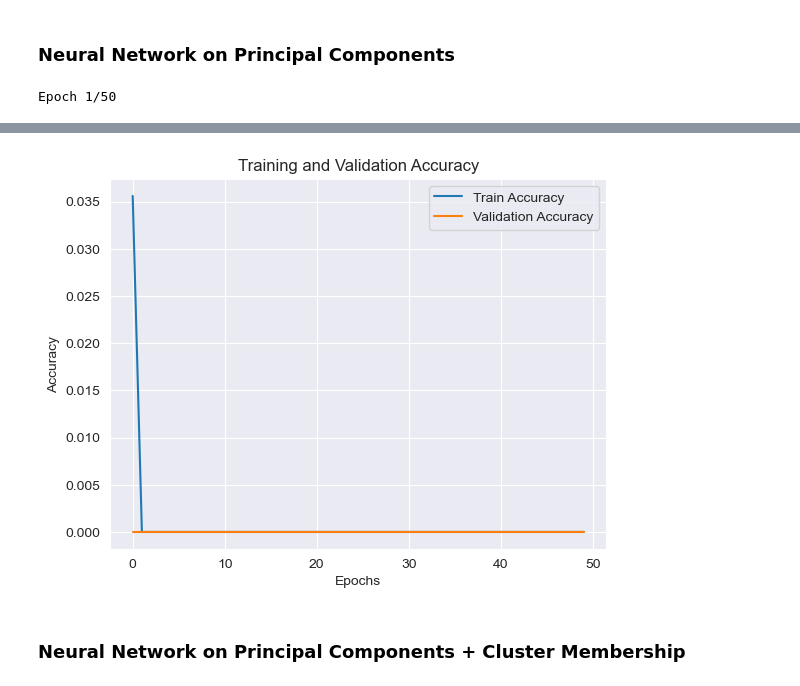
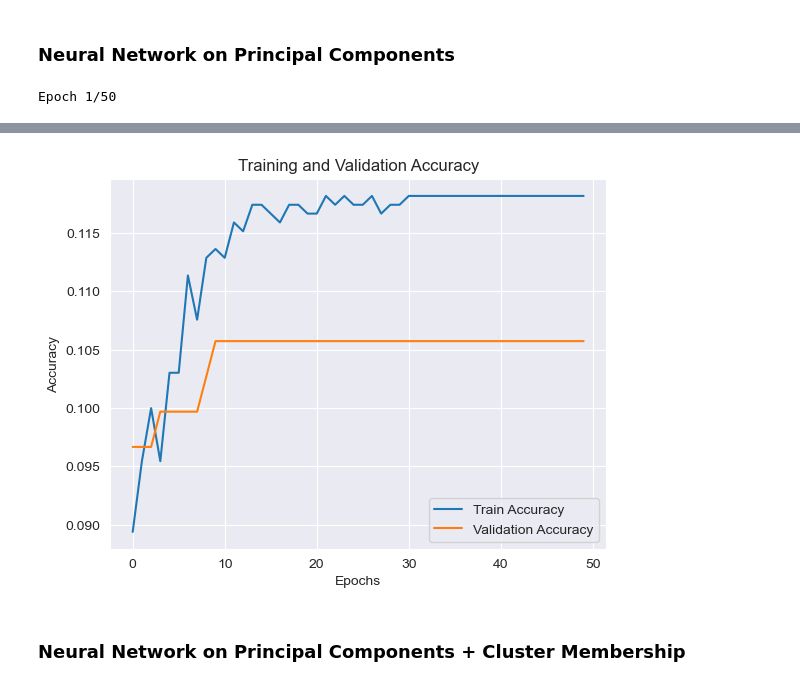
Before and after one commit to NalinaSofia/Computational-Social-Science-Projects, a Jupyter notebook: Project_4/Project4.ipynb, the cells around one changed output, grey strips where cells are left out. Drawn from its saved outputs; the diff is of its cells as text; code cells hidden in the pictures.

```diff
--- a/Project_4/Project4.ipynb
+++ b/Project_4/Project4.ipynb
@@ -591,16 +591,17 @@ from tensorflow.keras.layers import Dense, Dropout
 data = pd.read_csv('nhanes.csv')  # Replace with actual file
 
 # Define target and features
-y = data
 # Replace with your target column
-X = data.drop(columns=['HSD010'])  # Replace with non-feature columns
+y = data['HSD010']
+
+X = data
 
 # Normalize features
 scaler = StandardScaler()
 X_scaled = scaler.fit_transform(X)
 
 # Apply PCA
-pca = PCA(n_components=10)  # Use the number of components from previous analysis
+pca = PCA(n_components=120)  # Use the number of components from previous analysis
 X_pca = pca.fit_transform(X_scaled)
 
 # Split the PCA-transformed data
@@ -608,11 +609,11 @@ X_train, X_test, y_train, y_test = train_test_split(X_pca, y, test_size=0.2, ran
 
 # Build the neural network model
 model = Sequential([
-    Dense(243, activation='relu', input_shape=(X_pca.shape[1],)),  # Input layer
+    Dense(6, activation='relu', input_shape=(X_pca.shape[1],)),  # Input layer
     Dropout(0.2),
-    Dense(2, activation='relu'),  # Hidden layer
+    Dense(6, activation='relu'),  # Hidden layer
     Dropout(0.2),
-    Dense(243, activation='sigmoid')  # Output layer (binary classification)
+    Dense(1, activation='sigmoid')  # Output layer (binary classification)
 ])
 
 # Compile the model
@@ -664,4 +665,4 @@ Test Accuracy: 0.0
-[figure, old version]
+[figure, new version]
 # %% [markdown]
 ### Neural Network on Principal Components + Cluster Membership
 # %%
```
Also changed, not shown: parts of 5 cells of this notebook.
